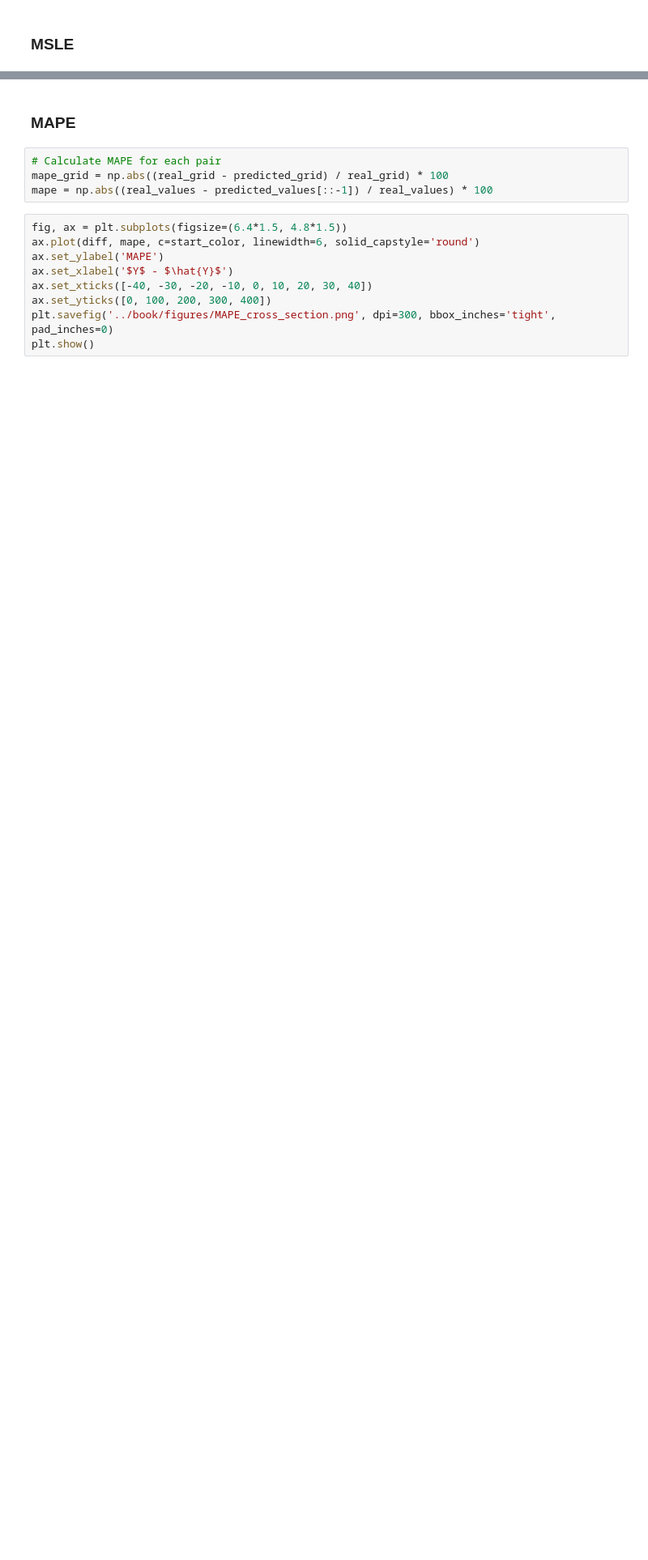
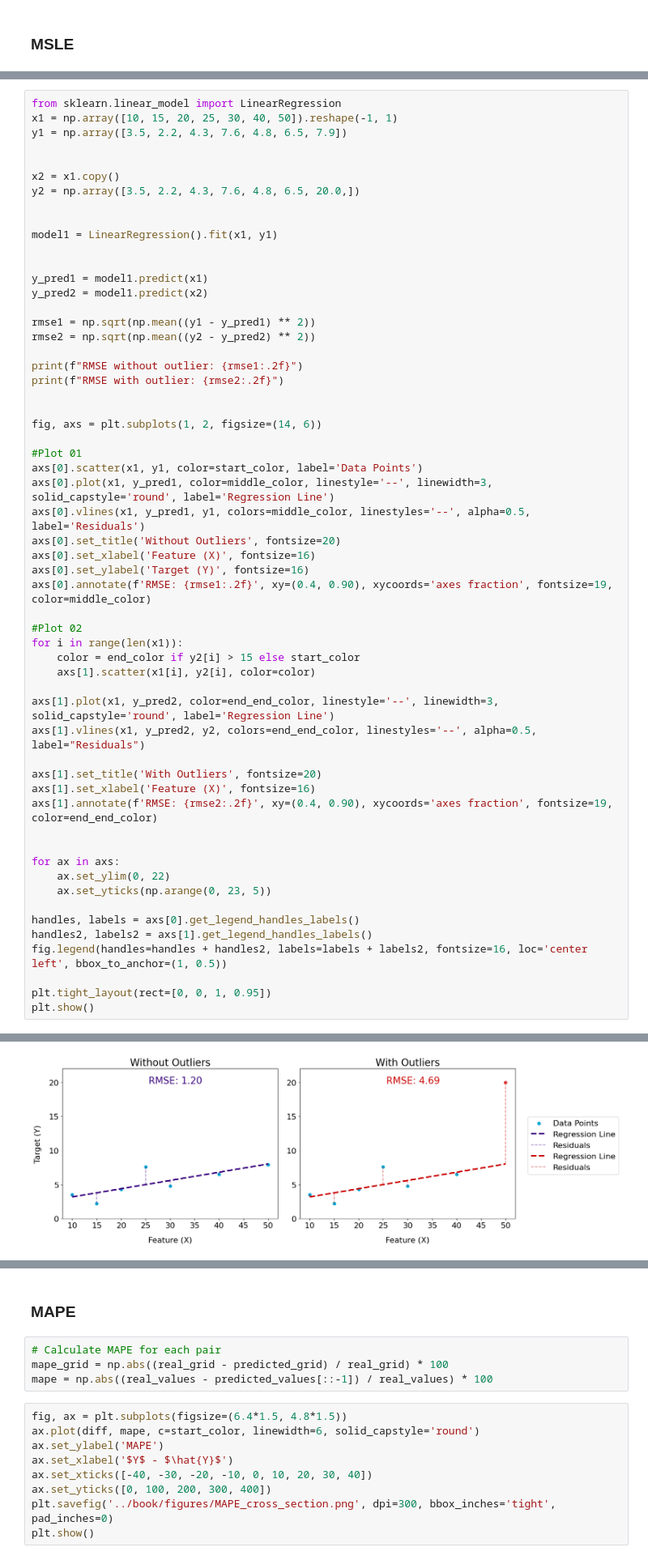
Before and after one commit to NannyML/The-Little-Book-of-ML-Metrics, a Jupyter notebook: notebooks/regression_plots.ipynb, the cells around one changed output, grey strips where cells are left out. Shown at 81% size. Drawn from its saved outputs; the diff is of its cells as text; blank space fills up the shorter version.

Commit message:
RMSE 2nd page

```diff
--- a/notebooks/regression_plots.ipynb
+++ b/notebooks/regression_plots.ipynb
@@ -202,0 +205,58 @@ plt.show()
+# %%
+from sklearn.linear_model import LinearRegression
+x1 = np.array([10, 15, 20, 25, 30, 40, 50]).reshape(-1, 1)
+y1 = np.array([3.5, 2.2, 4.3, 7.6, 4.8, 6.5, 7.9])
+
+
+x2 = x1.copy()
+y2 = np.array([3.5, 2.2, 4.3, 7.6, 4.8, 6.5, 20.0,])
+
+
+model1 = LinearRegression().fit(x1, y1)
+
+
+y_pred1 = model1.predict(x1)
+y_pred2 = model1.predict(x2)
+
+rmse1 = np.sqrt(np.mean((y1 - y_pred1) ** 2))
+rmse2 = np.sqrt(np.mean((y2 - y_pred2) ** 2))
+
+print(f"RMSE without outlier: {rmse1:.2f}")
+print(f"RMSE with outlier: {rmse2:.2f}")
+
+
+fig, axs = plt.subplots(1, 2, figsize=(14, 6))
+
+#Plot 01
+axs[0].scatter(x1, y1, color=start_color, label='Data Points')
+axs[0].plot(x1, y_pred1, color=middle_color, linestyle='--', linewidth=3, solid_capstyle='round', label='Regression Line')
+axs[0].vlines(x1, y_pred1, y1, colors=middle_color, linestyles='--', alpha=0.5, label='Residuals')
+axs[0].set_title('Without Outliers', fontsize=20)
+axs[0].set_xlabel('Feature (X)', fontsize=16)
+axs[0].set_ylabel('Target (Y)', fontsize=16)
+axs[0].annotate(f'RMSE: {rmse1:.2f}', xy=(0.4, 0.90), xycoords='axes fraction', fontsize=19, color=middle_color)
+
+#Plot 02
+for i in range(len(x1)):
+    color = end_color if y2[i] > 15 else start_color
+    axs[1].scatter(x1[i], y2[i], color=color)
+
+axs[1].plot(x1, y_pred2, color=end_end_color, linestyle='--', linewidth=3, solid_capstyle='round', label='Regression Line')
+axs[1].vlines(x1, y_pred2, y2, colors=end_end_color, linestyles='--', alpha=0.5, label="Residuals")
+
+axs[1].set_title('With Outliers', fontsize=20)
+axs[1].set_xlabel('Feature (X)', fontsize=16)
+axs[1].annotate(f'RMSE: {rmse2:.2f}', xy=(0.4, 0.90), xycoords='axes fraction', fontsize=19, color=end_end_color)
+
+
+for ax in axs:
+    ax.set_ylim(0, 22)
+    ax.set_yticks(np.arange(0, 23, 5))
+
+handles, labels = axs[0].get_legend_handles_labels()
+handles2, labels2 = axs[1].get_legend_handles_labels()
+fig.legend(handles=handles + handles2, labels=labels + labels2, fontsize=16, loc='center left', bbox_to_anchor=(1, 0.5))
+
+plt.tight_layout(rect=[0, 0, 1, 0.95])
+plt.show()
+# %% [output]
@@ -202,0 +265 @@ plt.show()
+[figure, added]
```
Also changed, not shown: parts of 3 cells of this notebook, 3 other files.
